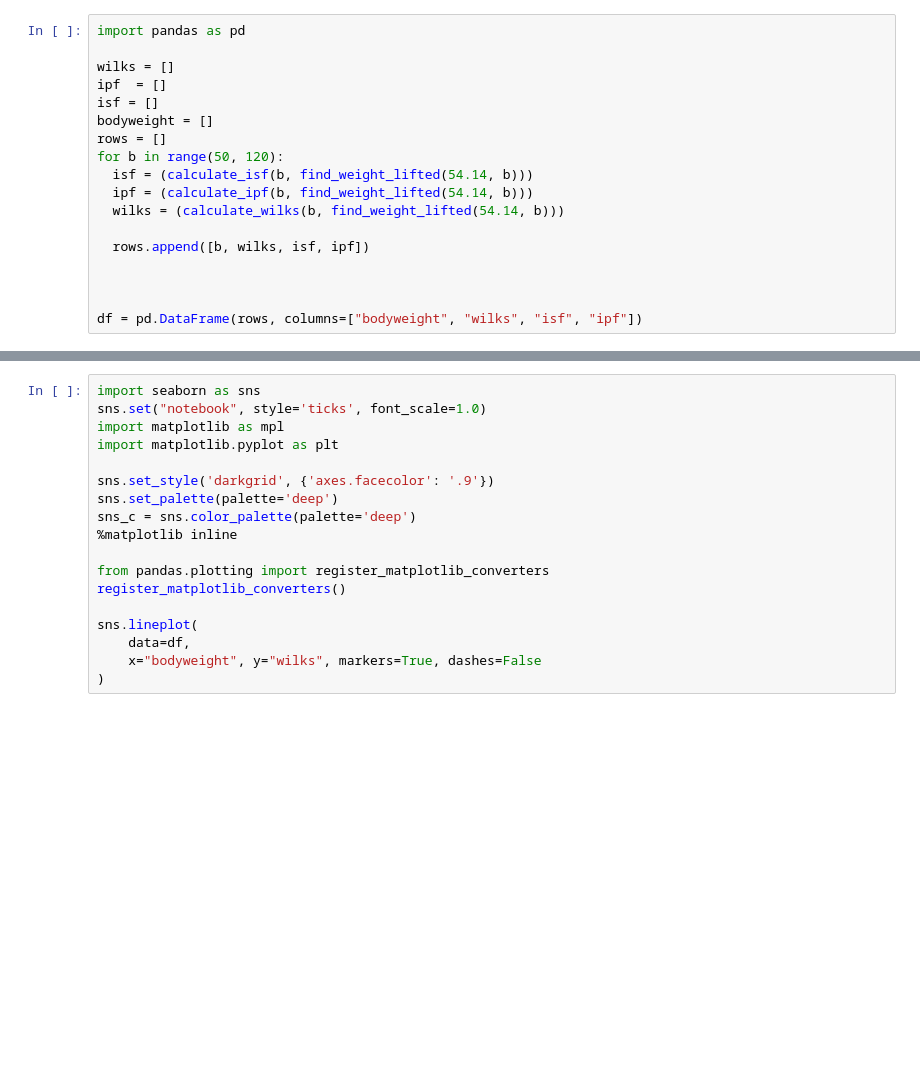
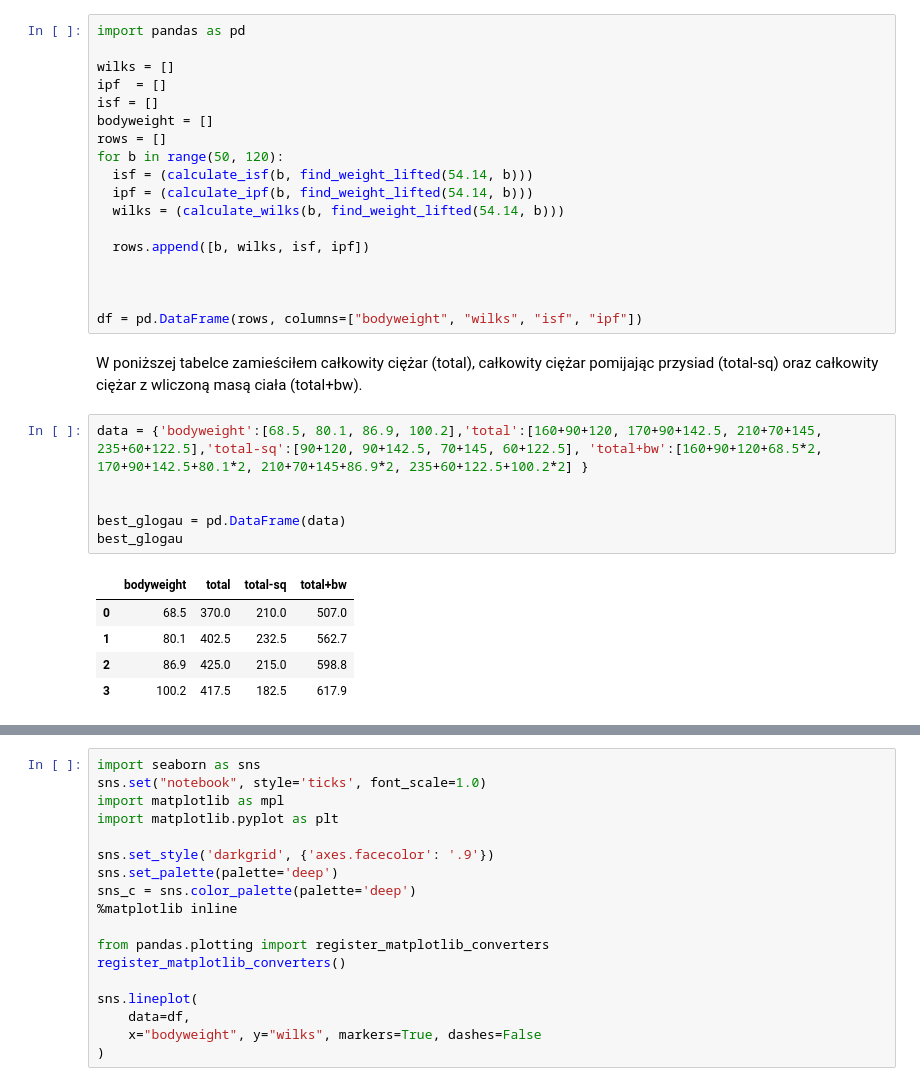
Before and after one commit to PrzemyslawSarnacki/streetlifting-analysis, a Jupyter notebook: coefficients.ipynb, the cells around one changed output, grey strips where cells are left out. Drawn from its saved outputs; the diff is of its cells as text; blank space fills up the shorter version.

```diff
--- a/coefficients.ipynb
+++ b/coefficients.ipynb
@@ -55,3 +65,17 @@ for b in range(50, 120):
 
 
 df = pd.DataFrame(rows, columns=["bodyweight", "wilks", "isf", "ipf"])
+# %% [markdown]
+W poniższej tabelce zamieściłem całkowity ciężar (total), całkowity ciężar pomijając przysiad (total-sq) oraz całkowity ciężar z wliczoną masą ciała (total+bw).
+# %%
+data = {'bodyweight':[68.5, 80.1, 86.9, 100.2],'total':[160+90+120, 170+90+142.5, 210+70+145, 235+60+122.5],'total-sq':[90+120, 90+142.5, 70+145, 60+122.5], 'total+bw':[160+90+120+68.5*2, 170+90+142.5+80.1*2, 210+70+145+86.9*2, 235+60+122.5+100.2*2] }
+
+
+best_glogau = pd.DataFrame(data)
+best_glogau
+# %% [output]
+|  | bodyweight | total | total-sq | total+bw |
+| 0 | 68.5 | 370.0 | 210.0 | 507.0 |
+| 1 | 80.1 | 402.5 | 232.5 | 562.7 |
+| 2 | 86.9 | 425.0 | 215.0 | 598.8 |
+| 3 | 100.2 | 417.5 | 182.5 | 617.9 |
```
Also changed, not shown: parts of 21 cells of this notebook.
